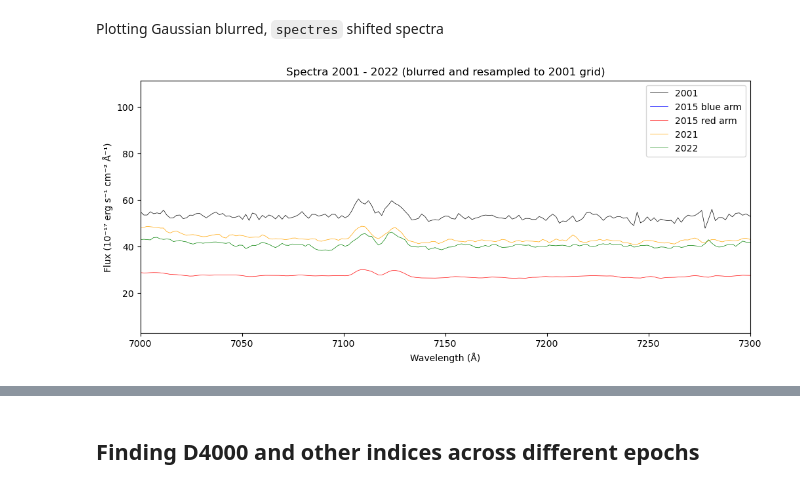
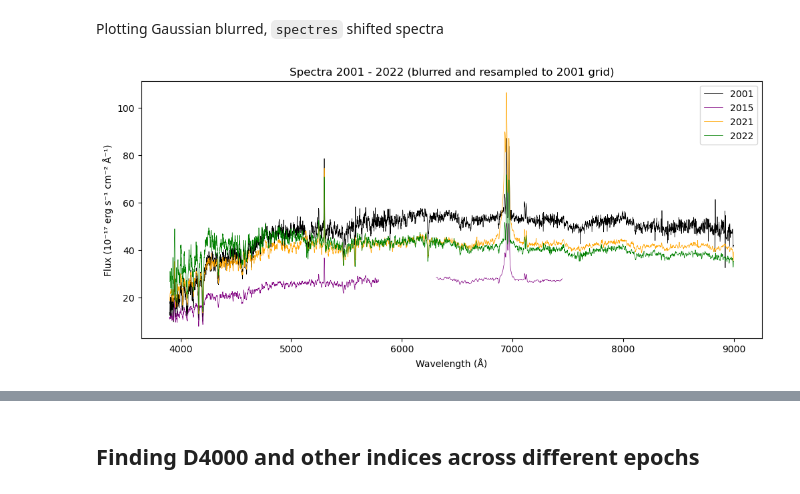
Before and after one commit to things-0/denison_2026, a Jupyter notebook: oli/main.ipynb, the cells around one changed output, grey strips where cells are left out. Drawn from its saved outputs; the diff is of its cells as text; code cells hidden in the pictures.

```diff
--- a/oli/main.ipynb
+++ b/oli/main.ipynb
@@ -17,6 +17,17 @@ from PyAstronomy import pyasl
 from scipy.ndimage import gaussian_filter1d
 from lmfit.models import GaussianModel
 from astropy.cosmology import Planck18 as cosmo
+# %%
+OIII = 4983
+SII = 6724
+H_ALPH = 6564.61
+H_BETA = 4862.68
+
+z = 0.0582
+
+SAMI_blue_res = 1730
+SDSS_res = 2000
+SAMI_red_res = 4500
 # %% [markdown]
 ## Reading functions
 slightly edited versions of the original functions from Scott + extras
@@ -43,7 +54,7 @@ def sami_read_apspec(filename,extname,var_extname,doareacorr=False,bugfix=True):
     #convert SAMI (wavelength in air) to wavelength in vacuum By default, the conversion specified by Ciddor 1996 are used.
     samivac_lam = pyasl.airtovac2(sami_lam)
 
-    sami_flux = sami_flux*10 # flux unit conversion from 10e16 to 10e17 to match sdss
+    sami_flux *= 10 # flux unit conversion from 10e16 to 10e17 to match sdss
 
 
     sami_var = hdulist[var_extname].data #extract the variance array
@@ -432,17 +451,18 @@ Plotting Gaussian blurred, `spectres` shifted spectra
 # %%
 linewidth = 0.5
 
 plt.figure(figsize=(12,5))
 plt.plot(lam01, flux01, color='black', label='2001', lw = linewidth)
-plt.plot(lam01, flux15_blue_blurred, color='blue', label='2015 blue arm', lw = linewidth)
-plt.plot(lam01, flux15_red_blurred, color='red', label='2015 red arm', lw = linewidth)
+# plt.plot(lam01, flux15_blue_blurred, color='blue', label='2015 blue arm', lw = linewidth)
+# plt.plot(lam01, flux15_red_blurred, color='red', label='2015 red arm', lw = linewidth)
+plt.plot(lam01, flux15_blurred, color='purple', label='2015', lw = linewidth)
 plt.plot(lam01, flux21_blurred, color='orange', label='2021', lw = linewidth)
 plt.plot(lam01, flux22_blurred, color='green', label='2022', lw = linewidth)
-plt.xlim((7000, 7300))
+# plt.xlim((7000, 7300))
 plt.xlabel("Wavelength (Å)")
 plt.ylabel("Flux (10⁻¹⁷ erg s⁻¹ cm⁻² Å⁻¹)")
 plt.title("Spectra 2001 - 2022 (blurred and resampled to 2001 grid)")
 plt.legend()
 plt.show()
 # %% [output]
-[figure, old version]
+[figure, new version]
```
Also changed, not shown: parts of 30 cells of this notebook.
